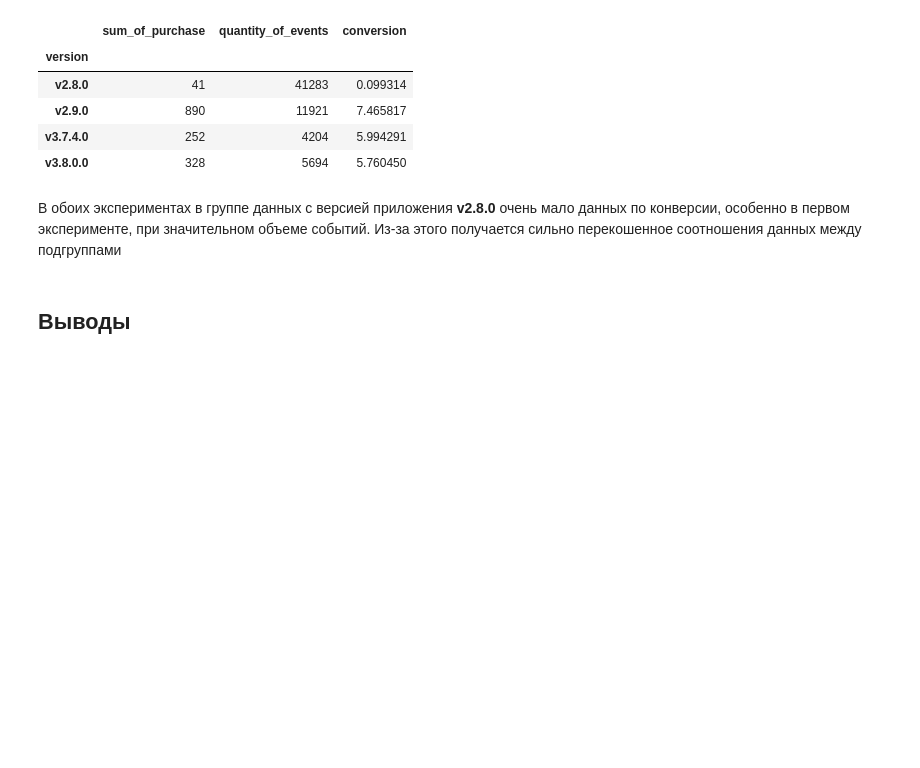
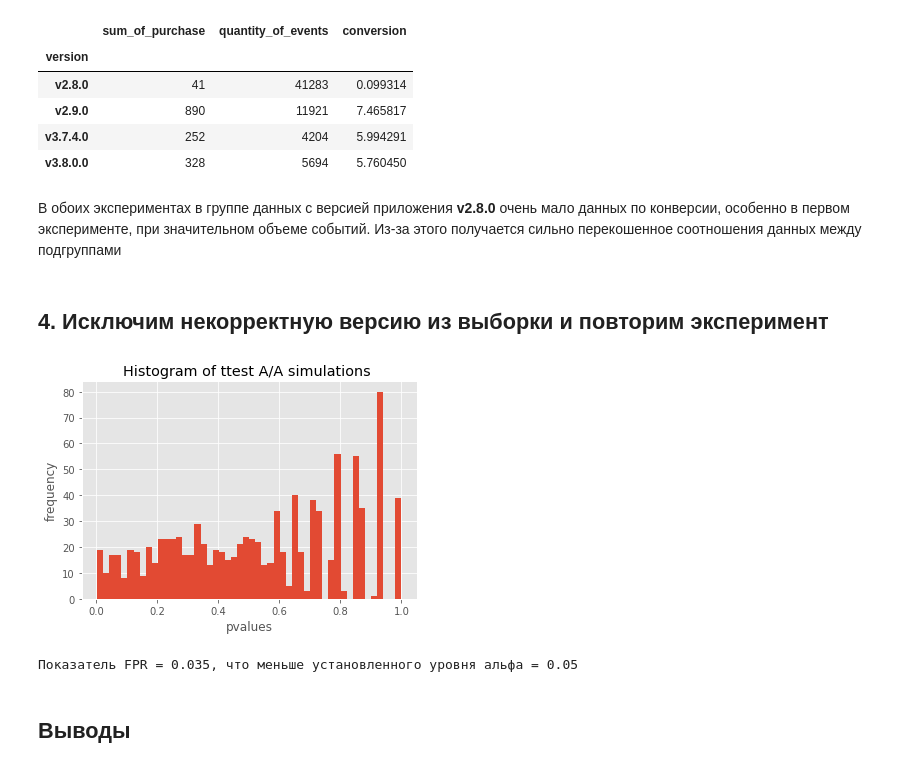
Before and after one commit to VPonomarev42/LearningRep, a Jupyter notebook: stats/bootstrap/aa_simulations.ipynb, the cells around one changed output. Saved outputs shown, nothing was run; the diff lists cells and outputs as text; code cells hidden in the pictures; blank space fills up the shorter version.

```diff
--- a/stats/bootstrap/aa_simulations.ipynb
+++ b/stats/bootstrap/aa_simulations.ipynb
@@ -149,5 +149,33 @@ data_conversion
 | v3.8.0.0 | 328 | 5694 | 5.760450 |
 # %% [markdown]
 В обоих экспериментах в группе данных с версией приложения **v2.8.0** очень мало данных по конверсии, особенно в первом эксперименте, при значительном объеме событий. Из-за этого получается сильно перекошенное соотношения данных между подгруппами
+# %% [markdown]
+## 4. Исключим некорректную версию из выборки и повторим эксперимент
+# %%
+simulations = 1000
+n_s = 1000
+res = []
+
+exp1 = data.query('experimentVariant == 0 & version != "v2.8.0"').purchase
+exp2 = data.query('experimentVariant == 1 & version != "v2.8.0"').purchase
+
+# Запуск симуляций A/A теста
+for i in tqdm(range(simulations)):
+    s1 = exp1.sample(n_s, replace = False).values
+    s2 = exp2.sample(n_s, replace = False).values
+    res.append(stats.ttest_ind(s1, s2, equal_var = False)[1]) # сохраняем pvalue
+
+plt.hist(res, bins = 50)
+plt.style.use('ggplot')
+plt.xlabel('pvalues')
+plt.ylabel('frequency')
+plt.title("Histogram of ttest A/A simulations ")
+plt.show()
+
+# Проверяем, что количество ложноположительных случаев не превышает альфа
+print(f"Показатель FPR = {sum(np.array(res) <0.05) / simulations}, что меньше установленного уровня альфа = 0.05")
+# %% [output]
+[figure, added]
+Показатель FPR = 0.035, что меньше установленного уровня альфа = 0.05
 # %% [markdown]
 ## Выводы
```
Also changed, not shown: parts of 7 cells of this notebook.
